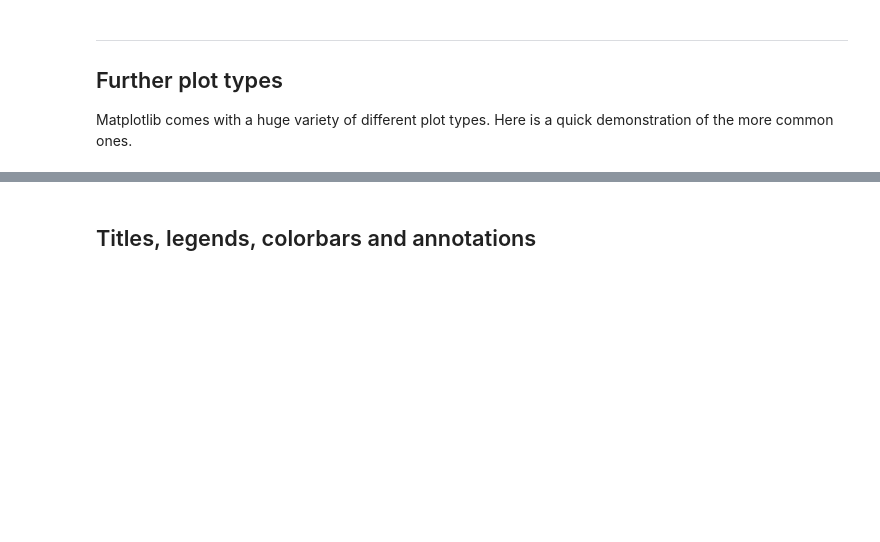
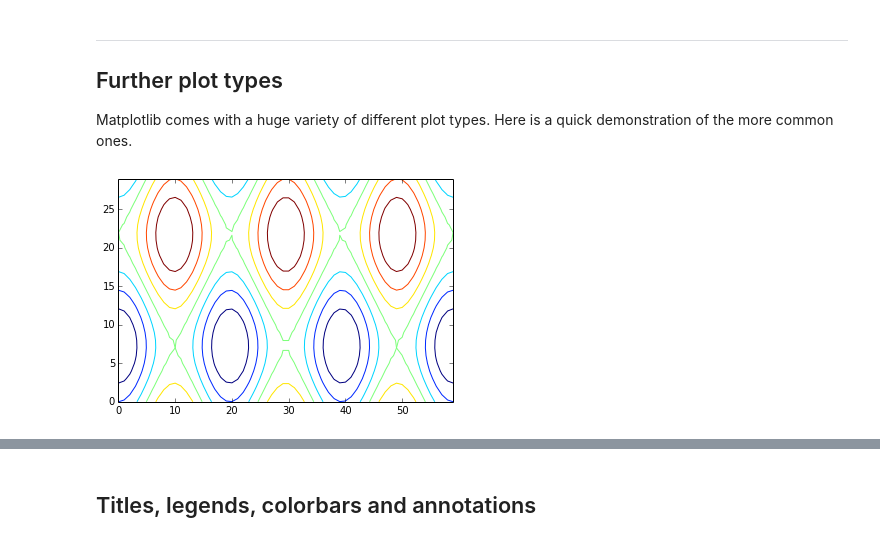
Before and after one commit to scitools-classroom/courses, a Jupyter notebook: course_content/notebooks/matplotlib_intro.ipynb, the cells around one changed output, grey strips where cells are left out. Saved outputs shown, nothing was run; the diff lists cells and outputs as text; code cells hidden in the pictures; blank space fills up the shorter version.

Commit message:
added plot descriptions

```diff
--- a/course_content/notebooks/matplotlib_intro.ipynb
+++ b/course_content/notebooks/matplotlib_intro.ipynb
@@ -108,4 +122,10 @@ x = np.linspace(-180, 180, 60)
 y = np.linspace(-90, 90, 30)
 x2d, y2d = np.meshgrid(x, y)
 data = np.cos(3 * np.deg2rad(x2d)) + np.sin(2 * np.deg2rad(y2d))
+# %%
+# Contour is an interpolated 2D plot of a 3D dataset, where lines of constant z are represented on an x-y plane.
+plt.contour(data)
+plt.show()
+# %% [output]
+[figure, added]
 # %%
```
Also changed, not shown: parts of 20 cells of this notebook.
